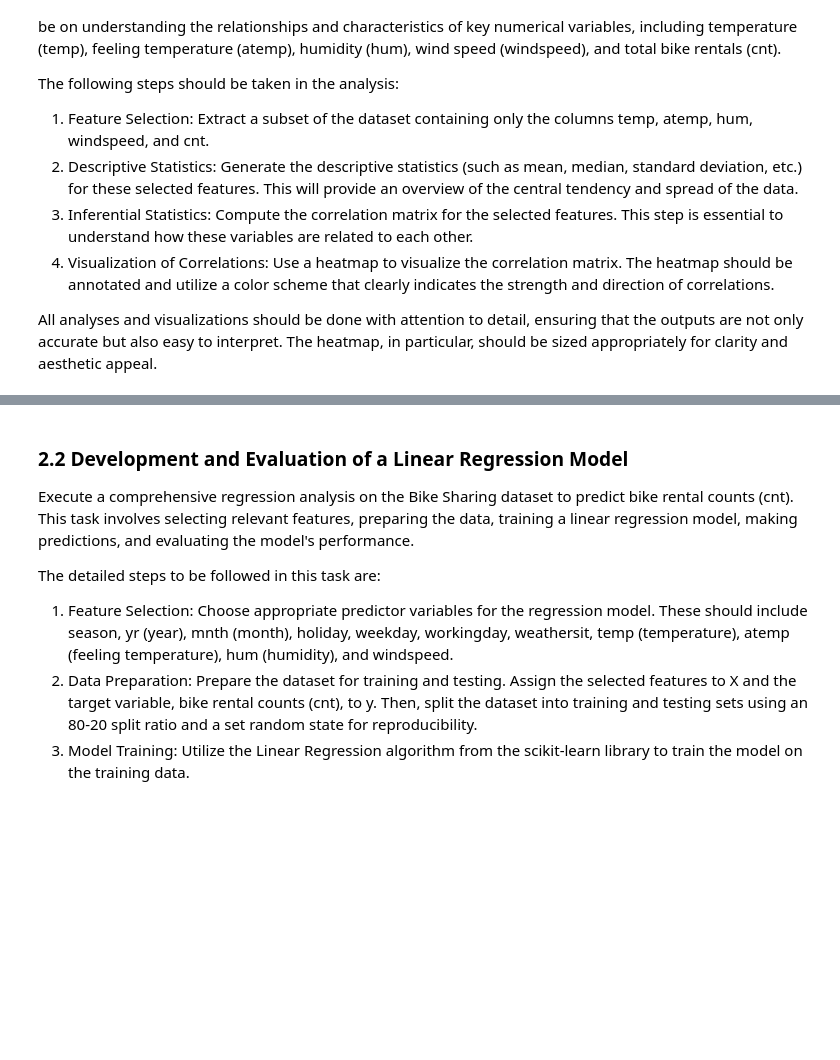
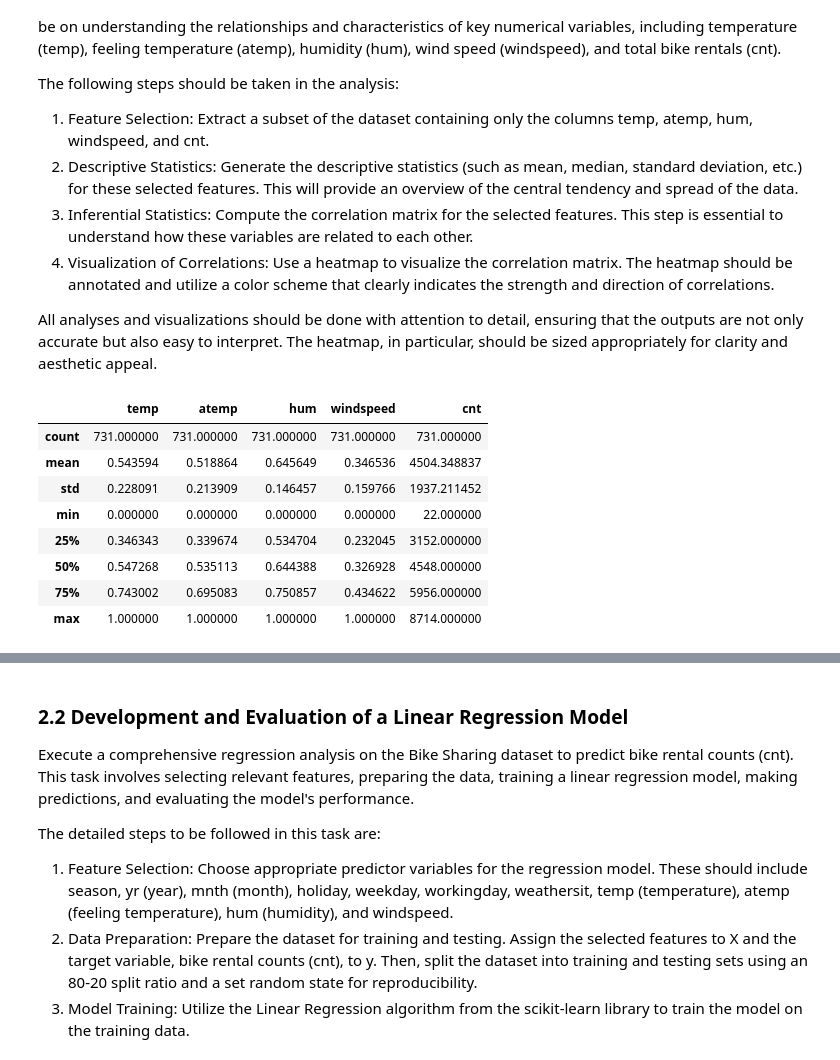
Before and after one commit to 3p10/Bike-Sharing-Dataset, a Jupyter notebook: Bike Sharing.ipynb, the cells around one changed output, grey strips where cells are left out. Cells and saved outputs as stored; diff of their text form; code cells hidden in the pictures; blank space fills up the shorter version.

```diff
--- a/Bike Sharing.ipynb
+++ b/Bike Sharing.ipynb
@@ -455,3 +455,21 @@ The following steps should be taken in the analysis:
 4. Visualization of Correlations: Use a heatmap to visualize the correlation matrix. The heatmap should be annotated and utilize a color scheme that clearly indicates the strength and direction of correlations.
 
 All analyses and visualizations should be done with attention to detail, ensuring that the outputs are not only accurate but also easy to interpret. The heatmap, in particular, should be sized appropriately for clarity and aesthetic appeal.
+# %%
+# Creating a subset of the dataset containing only the columns temp, atemp, hum, windspeed, and cnt.
+
+# Feature Selection: Extract a subset of the dataset
+selected_features = ['temp', 'atemp', 'hum', 'windspeed', 'cnt']
+subset_df = df[selected_features]
+
+subset_df.describe()
+# %% [output]
+|  | temp | atemp | hum | windspeed | cnt |
+| count | 731.000000 | 731.000000 | 731.000000 | 731.000000 | 731.000000 |
+| mean | 0.543594 | 0.518864 | 0.645649 | 0.346536 | 4504.348837 |
+| std | 0.228091 | 0.213909 | 0.146457 | 0.159766 | 1937.211452 |
+| min | 0.000000 | 0.000000 | 0.000000 | 0.000000 | 22.000000 |
+| 25% | 0.346343 | 0.339674 | 0.534704 | 0.232045 | 3152.000000 |
+| 50% | 0.547268 | 0.535113 | 0.644388 | 0.326928 | 4548.000000 |
+| 75% | 0.743002 | 0.695083 | 0.750857 | 0.434622 | 5956.000000 |
+| max | 1.000000 | 1.000000 | 1.000000 | 1.000000 | 8714.000000 |
```
Also changed, not shown: parts of 1 cell of this notebook.
